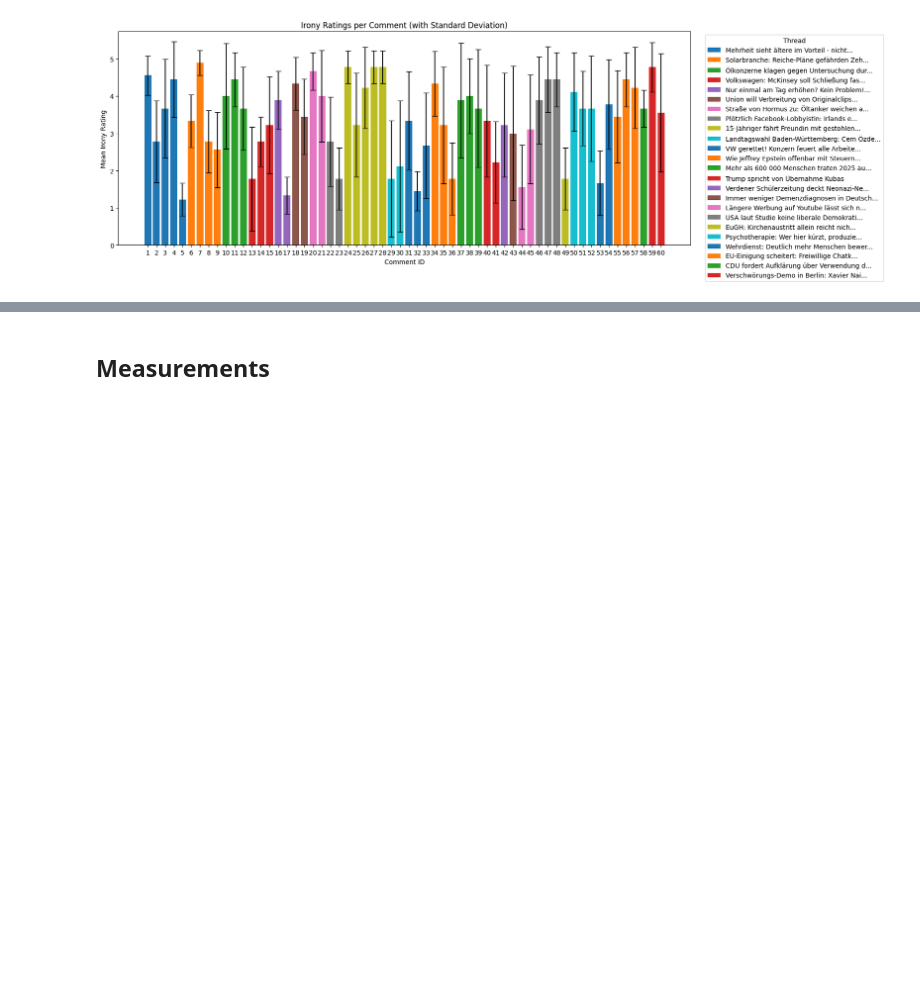
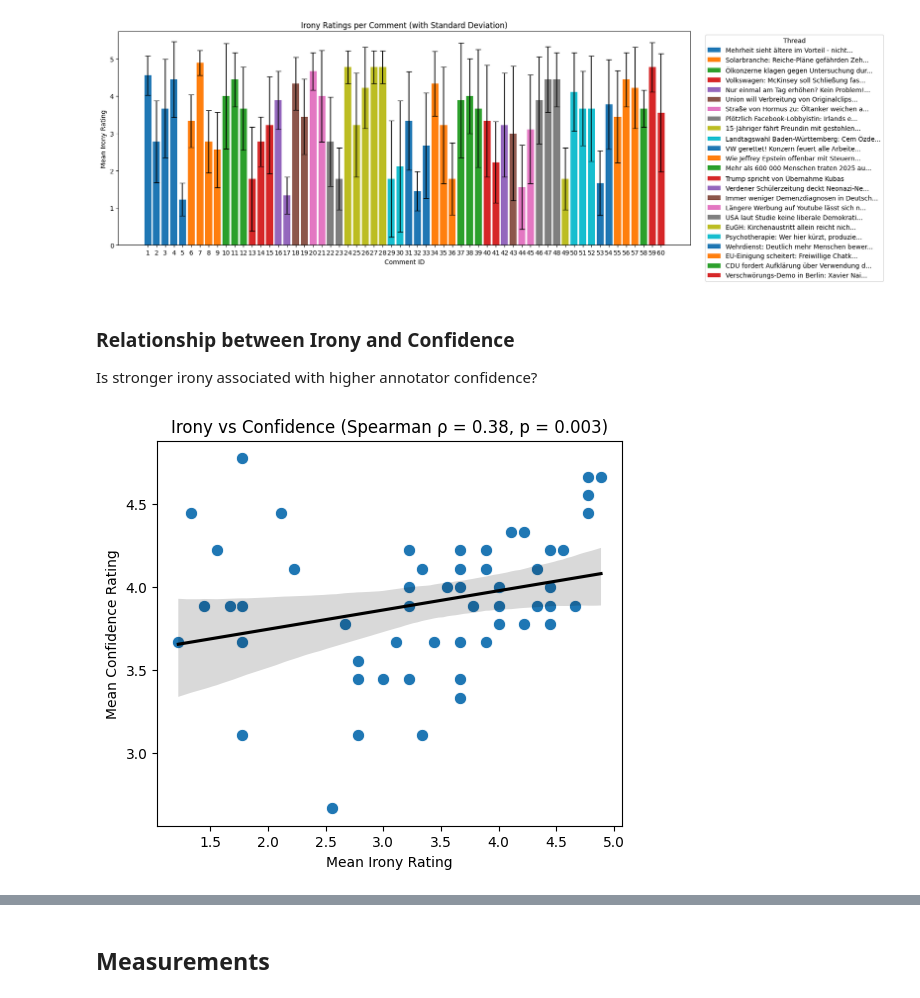
Before and after one commit to sevenbanisch/KIT-KI-Seminar, a Jupyter notebook: irony-llm/evaluate_human_annotations.ipynb, the cells around one changed output, grey strips where cells are left out. Saved outputs shown, nothing was run; the diff lists cells and outputs as text; code cells hidden in the pictures; blank space fills up the shorter version.

```diff
--- a/irony-llm/evaluate_human_annotations.ipynb
+++ b/irony-llm/evaluate_human_annotations.ipynb
@@ -187,3 +195,42 @@ plt.legend(
 plt.show()
 # %% [output]
 [figure]
+# %% [markdown]
+### Relationship between Irony and Confidence
+Is stronger irony associated with higher annotator confidence?
+# %%
+# Compute correlation (just to show it in the plot)
+# rho: strength of correlation
+# p: significance of the correlation
+rho, p = spearmanr(
+    comment_stats_df["mean_irony"],
+    comment_stats_df["mean_confidence"]
+)
+
+plt.figure(figsize=(6, 5))
+
+# Scatter plot
+sns.scatterplot(
+    data=comment_stats_df,
+    x="mean_irony",
+    y="mean_confidence",
+    s=80
+)
+
+# Regression line
+sns.regplot(
+    data=comment_stats_df,
+    x="mean_irony",
+    y="mean_confidence",
+    scatter=False,
+    color="black"
+)
+
+# Labels
+plt.xlabel("Mean Irony Rating")
+plt.ylabel("Mean Confidence Rating")
+plt.title(f"Irony vs Confidence (Spearman ρ = {rho:.2f}, p = {p:.3f})")
+
+plt.show()
+# %% [output]
+[figure, added]
```
Also changed, not shown: parts of 7 cells of this notebook, 3 other files.
